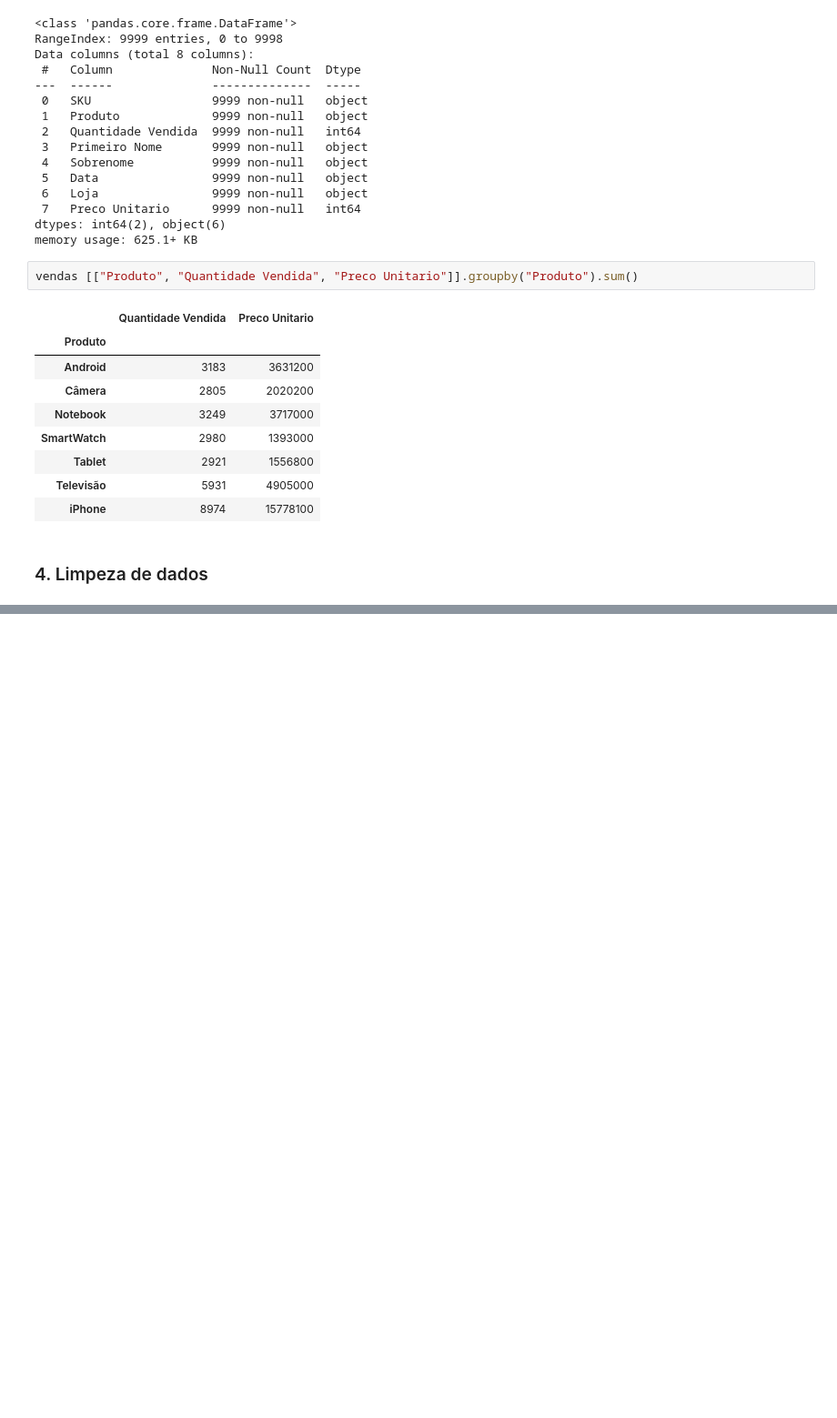
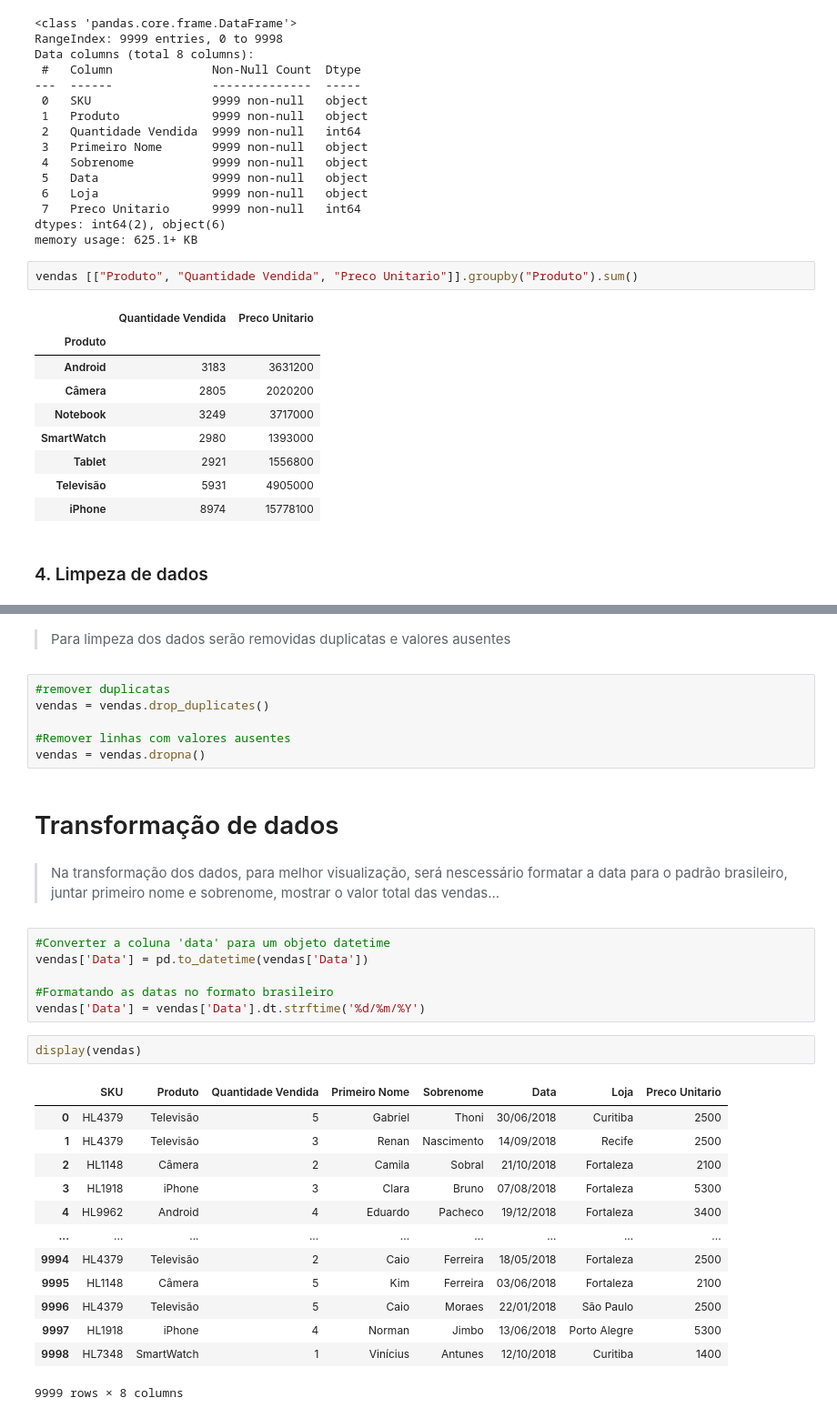
Before and after one commit to Natalia-SB/Portfolio, a Jupyter notebook: vendas.ipynb, the cells around one changed output, grey strips where cells are left out. Shown: that part at 91% size. Drawn from its saved outputs; the diff is of its cells as text; blank space fills up the shorter version.

```diff
--- a/vendas.ipynb
+++ b/vendas.ipynb
@@ -96,0 +93,38 @@ vendas [["Produto", "Quantidade Vendida", "Preco Unitario"]].groupby("Produto").
+# %% [markdown]
+
+
+> Para limpeza dos dados serão removidas duplicatas e valores ausentes
+# %%
+#remover duplicatas
+vendas = vendas.drop_duplicates()
+
+#Remover linhas com valores ausentes
+vendas = vendas.dropna()
+# %% [markdown]
+# Transformação de dados
+# %% [markdown]
+
+
+> Na transformação dos dados, para melhor visualização, será nescessário formatar a data para o padrão brasileiro, juntar primeiro nome e sobrenome, mostrar o valor total das vendas...
+# %%
+#Converter a coluna 'data' para um objeto datetime
+vendas['Data'] = pd.to_datetime(vendas['Data'])
+
+#Formatando as datas no formato brasileiro
+vendas['Data'] = vendas['Data'].dt.strftime('%d/%m/%Y')
+# %%
+display(vendas)
+# %% [output]
+|  | SKU | Produto | Quantidade Vendida | Primeiro Nome | Sobrenome | Data | Loja | Preco Unitario |
+| 0 | HL4379 | Televisão | 5 | Gabriel | Thoni | 30/06/2018 | Curitiba | 2500 |
+| 1 | HL4379 | Televisão | 3 | Renan | Nascimento | 14/09/2018 | Recife | 2500 |
+| 2 | HL1148 | Câmera | 2 | Camila | Sobral | 21/10/2018 | Fortaleza | 2100 |
+| 3 | HL1918 | iPhone | 3 | Clara | Bruno | 07/08/2018 | Fortaleza | 5300 |
+| 4 | HL9962 | Android | 4 | Eduardo | Pacheco | 19/12/2018 | Fortaleza | 3400 |
+| ... | ... | ... | ... | ... | ... | ... | ... | ... |
+| 9994 | HL4379 | Televisão | 2 | Caio | Ferreira | 18/05/2018 | Fortaleza | 2500 |
+| 9995 | HL1148 | Câmera | 5 | Kim | Ferreira | 03/06/2018 | Fortaleza | 2100 |
+| 9996 | HL4379 | Televisão | 5 | Caio | Moraes | 22/01/2018 | São Paulo | 2500 |
+| 9997 | HL1918 | iPhone | 4 | Norman | Jimbo | 13/06/2018 | Porto Alegre | 5300 |
+| 9998 | HL7348 | SmartWatch | 1 | Vinícius | Antunes | 12/10/2018 | Curitiba | 1400 |
+9999 rows × 8 columns
```
Also changed, not shown: parts of 1 cell of this notebook.
